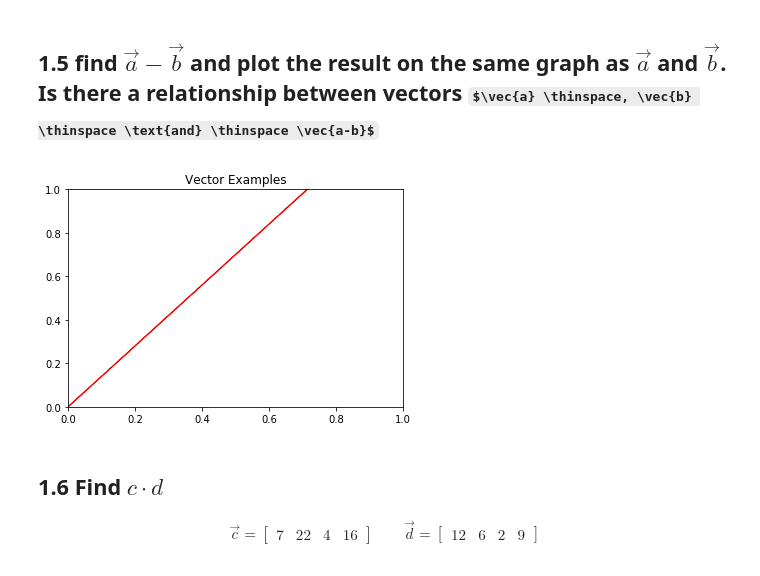
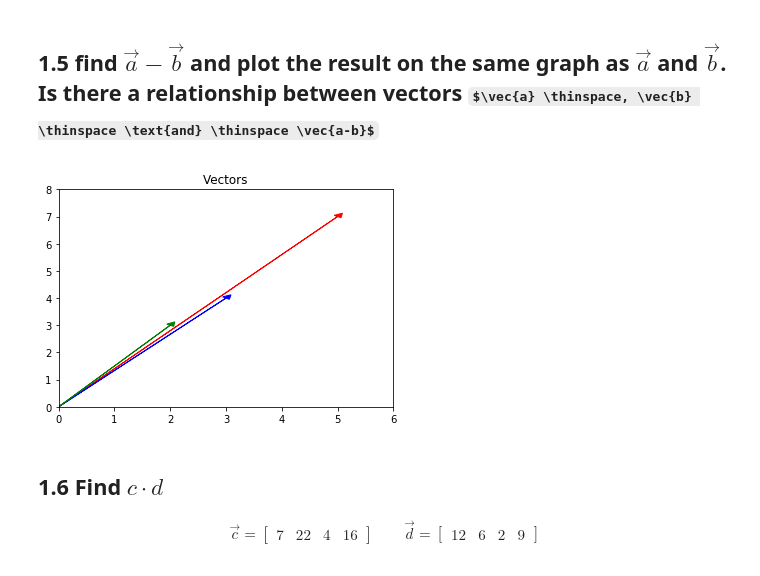
Before and after one commit to Baisalis/DS-Unit-1-Sprint-4-Linear-Algebra, a Jupyter notebook: Linear_Algebra_Assignment.ipynb, the cells around one changed output. Drawn from its saved outputs; the diff is of its cells as text; code cells hidden in the pictures; some formulas as TeX source.

```diff
--- a/Linear_Algebra_Assignment.ipynb
+++ b/Linear_Algebra_Assignment.ipynb
@@ -80,15 +85,18 @@ plt.show()
 # %% [markdown]
 ## 1.5 find $\vec{a} - \vec{b}$ and plot the result on the same graph as $\vec{a}$ and $\vec{b}$. Is there a relationship between vectors $\vec{a} \thinspace, \vec{b} \thinspace \text{and} \thinspace \vec{a-b}$
-# %%
-a = [5,7]
-b = [-3,-4]
-plt.arrow(0, 0, 5, 7, head_width=.02, head_length=0.01, color = 'r')
-plt.arrow(0, 0,-3,-4, head_width=.02, head_length=0.01, color = 'b')
-
-plt.title('Vector Examples')
-plt.show()
-# %% [output]
-[figure, removed]
+# %%
+
+a_sub_b = np.subtract(a,b)
+
+plt.arrow(0,0, a[0], a[1], head_width=.15, head_length=.15, color = 'red')
+plt.arrow(0,0, b[0], b[1], head_width=.15, head_length=.15, color = 'blue')
+plt.arrow(0,0, a_sub_b[0], a_sub_b[1], head_width=.15, head_length=.15, color = 'green')
+plt.xlim(0,6)
+plt.ylim(0,8)
+plt.title("Vectors")
+plt.show()
+# %% [output]
+[figure, added]
 # %% [markdown]
 ## 1.6 Find $c \cdot d$
 
```
Also changed, not shown: parts of 26 cells of this notebook.
